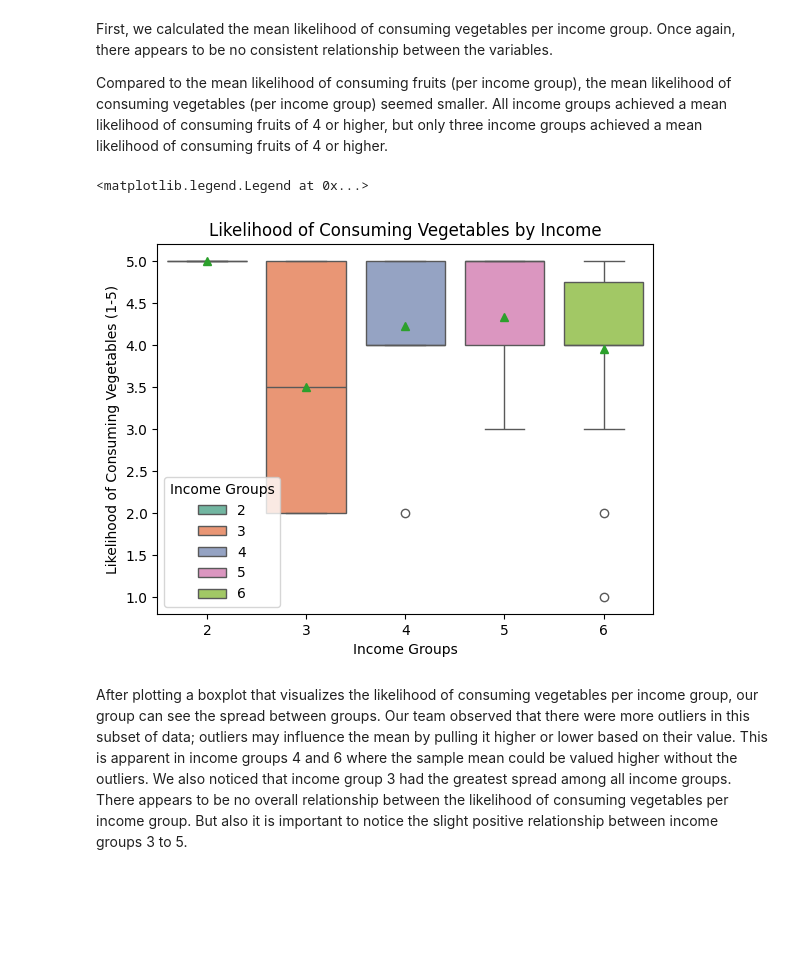
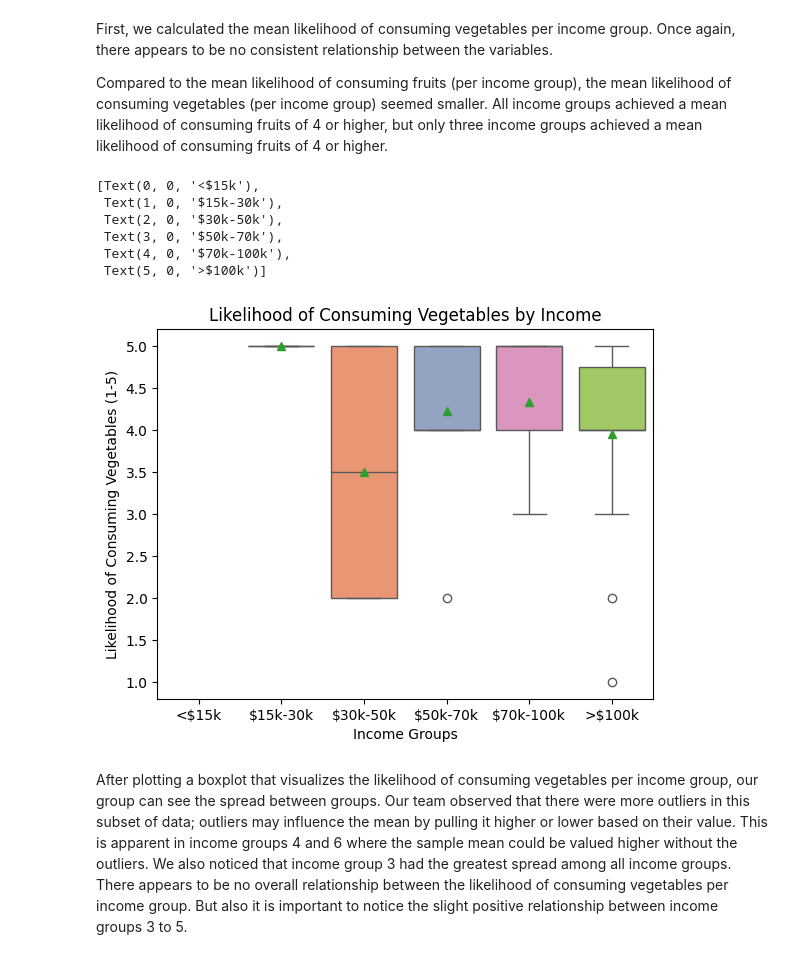
Before and after one commit to laur-park/dsci235-final-project, a Jupyter notebook: Diddi_Parker_Final_Project.ipynb, the cells around one changed output. Saved outputs shown, nothing was run; the diff lists cells and outputs as text; code cells hidden in the pictures; blank space fills up the shorter version.

```diff
--- a/Diddi_Parker_Final_Project.ipynb
+++ b/Diddi_Parker_Final_Project.ipynb
@@ -197,14 +174,21 @@ First, we calculated the mean likelihood of consuming vegetables per income grou
 
 Compared to the mean likelihood of consuming fruits (per income group), the mean likelihood of consuming vegetables (per income group) seemed smaller. All income groups achieved a mean likelihood of consuming fruits of 4 or higher, but only three income groups achieved a mean likelihood of consuming fruits of 4 or higher.
 # %%
-boxplot2 = sns.boxplot(data=student_eating_survey, x='income', y='veggies_day', showmeans=True, hue='income', palette="Set2")
+income_labels = ['<$15k', '$15k-30k', '$30k-50k', '$50k-70k', '$70k-100k', '>$100k']
+boxplot2 = sns.boxplot(data=student_eating_survey, x='income', y='veggies_day',
+                       showmeans=True, hue='income', palette="Set2", legend=False, order=[1,2,3,4,5,6])
 boxplot2.set_title('Likelihood of Consuming Vegetables by Income')
 boxplot2.set_ylabel('Likelihood of Consuming Vegetables (1-5)')
 boxplot2.set_xlabel('Income Groups')
-plt.legend(title="Income Groups", loc='lower left')
+boxplot2.set_xticklabels(income_labels)
 # %% [output]
-<matplotlib.legend.Legend at 0x...>
+[Text(0, 0, '<$15k'),
+ Text(1, 0, '$15k-30k'),
+ Text(2, 0, '$30k-50k'),
+ Text(3, 0, '$50k-70k'),
+ Text(4, 0, '$70k-100k'),
+ Text(5, 0, '>$100k')]
-[figure, old version]
+[figure, new version]
 # %% [markdown]
 After plotting a boxplot that visualizes the likelihood of consuming vegetables per income group, our group can see the spread between groups. Our team observed that there were more outliers in this subset of data; outliers may influence the mean by pulling it higher or lower based on their value. This is apparent in income groups 4 and 6 where the sample mean could be valued higher without the outliers. We also noticed that income group 3 had the greatest spread among all income groups. There appears to be no overall relationship between the likelihood of consuming vegetables per income group. But also it is important to notice the slight positive relationship between income groups 3 to 5.
 # %% [markdown]
```
Also changed, not shown: parts of 51 cells of this notebook.
